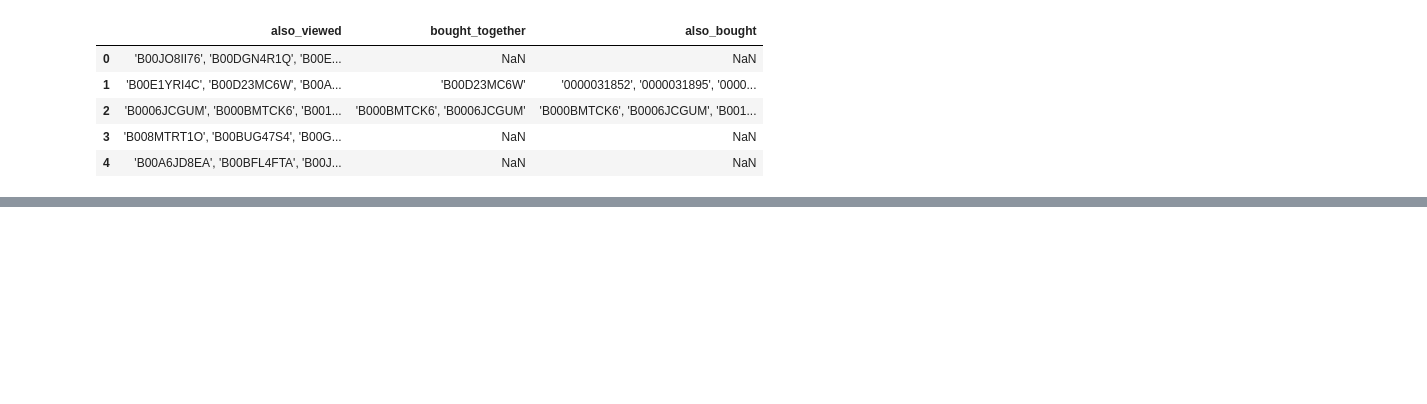
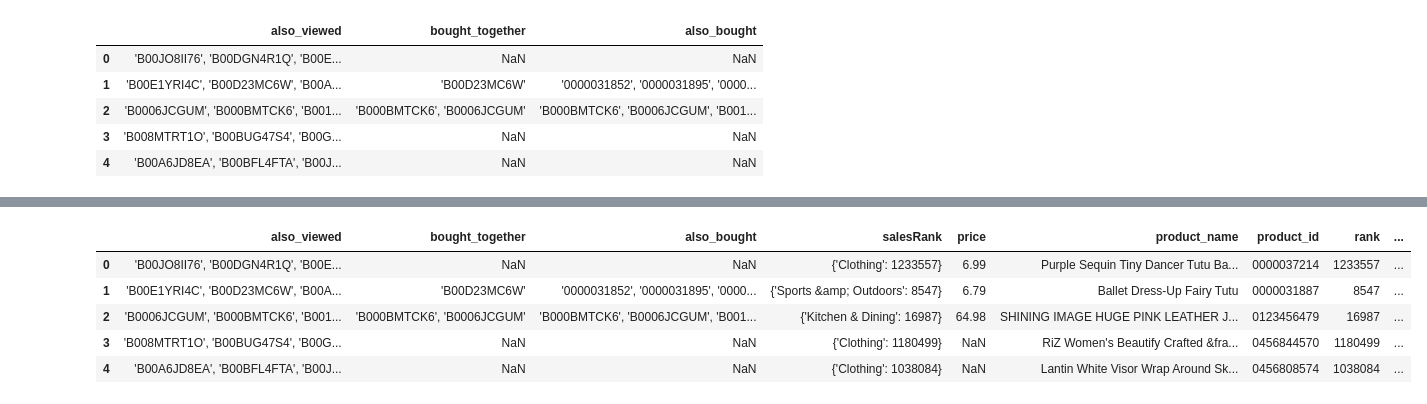
Before and after one commit to adithyarganesh/Quick-Basket, a Jupyter notebook: Preprocessing_part_2.ipynb, the cells around one changed output, grey strips where cells are left out. Cells and saved outputs as stored; diff of their text form; code cells hidden in the pictures; blank space fills up the shorter version.

```diff
--- a/Preprocessing_part_2.ipynb
+++ b/Preprocessing_part_2.ipynb
@@ -83,7 +171,7 @@ sales['also_bought'] = also_bought[1]
 # sales = sales.join(also_viewed)
 # sales = sales.join(bought_together)
 # sales = sales.join(also_bought)
-# sales = sales.drop(["0","1","2"], axis = 1)
+sales = sales.drop(["0","1","2"], axis = 1)
 sales = sales.replace({']}': ''}, regex=True)
 # %%
 sales.head()
@@ -95,10 +183,10 @@ sales.head()
 | 3 | 'B008MTRT1O', 'B00BUG47S4', 'B00G... | NaN | NaN |
 | 4 | 'B00A6JD8EA', 'B00BFL4FTA', 'B00J... | NaN | NaN |
 # %%
-rank = rank.replace({'}': ''}, regex=True)
-rank = rank.replace({'{': ''}, regex=True)
-rank.head()
+# rank = rank.replace({'}': ''}, regex=True)
+# rank = rank.replace({'{': ''}, regex=True)
+# rank.head()
 # %%
-rank["rank"] = rank[1]
+# rank["rank"] = rank[1]
 # %%
-rank = rank.drop([0,1], axis = 1)
+# rank = rank.drop([0,1], axis = 1)
@@ -114,2 +202,11 @@ memory usage: 11.5+ MB
 # %%
 sales = sales.join(rank)
+# %%
+sales.head()
+# %% [output]
+|  | also_viewed | bought_together | also_bought | salesRank | price | product_name | product_id | rank | ... |
+| 0 | 'B00JO8II76', 'B00DGN4R1Q', 'B00E... | NaN | NaN | {'Clothing': 1233557} | 6.99 | Purple Sequin Tiny Dancer Tutu Ba... | 0000037214 | 1233557 | ... |
+| 1 | 'B00E1YRI4C', 'B00D23MC6W', 'B00A... | 'B00D23MC6W' | '0000031852', '0000031895', '0000... | {'Sports &amp; Outdoors': 8547} | 6.79 | Ballet Dress-Up Fairy Tutu | 0000031887 | 8547 | ... |
+| 2 | 'B0006JCGUM', 'B000BMTCK6', 'B001... | 'B000BMTCK6', 'B0006JCGUM' | 'B000BMTCK6', 'B0006JCGUM', 'B001... | {'Kitchen & Dining': 16987} | 64.98 | SHINING IMAGE HUGE PINK LEATHER J... | 0123456479 | 16987 | ... |
+| 3 | 'B008MTRT1O', 'B00BUG47S4', 'B00G... | NaN | NaN | {'Clothing': 1180499} | NaN | RiZ Women's Beautify Crafted &fra... | 0456844570 | 1180499 | ... |
+| 4 | 'B00A6JD8EA', 'B00BFL4FTA', 'B00J... | NaN | NaN | {'Clothing': 1038084} | NaN | Lantin White Visor Wrap Around Sk... | 0456808574 | 1038084 | ... |
```
Also changed, not shown: parts of 49 cells of this notebook, 8 other files.
